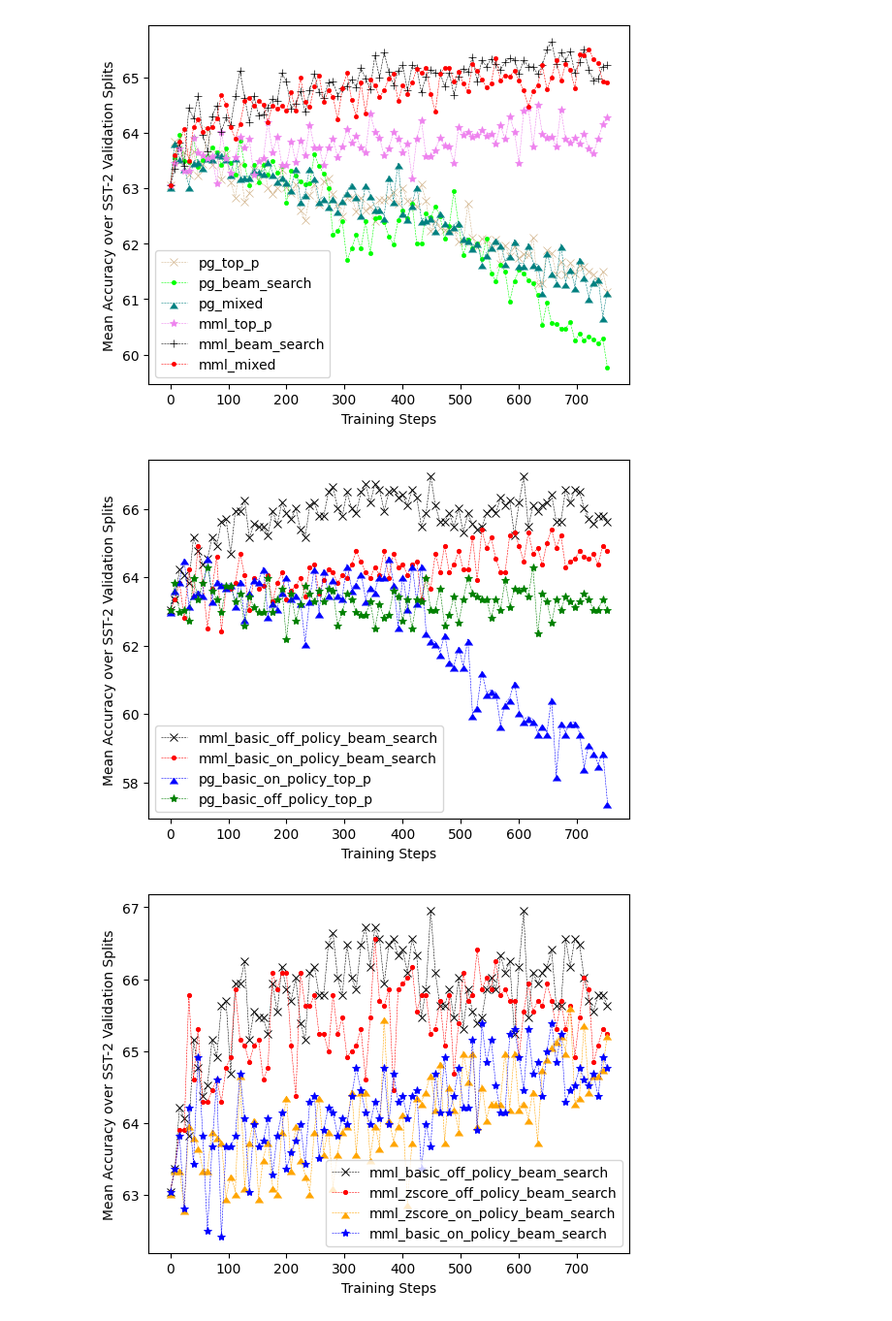
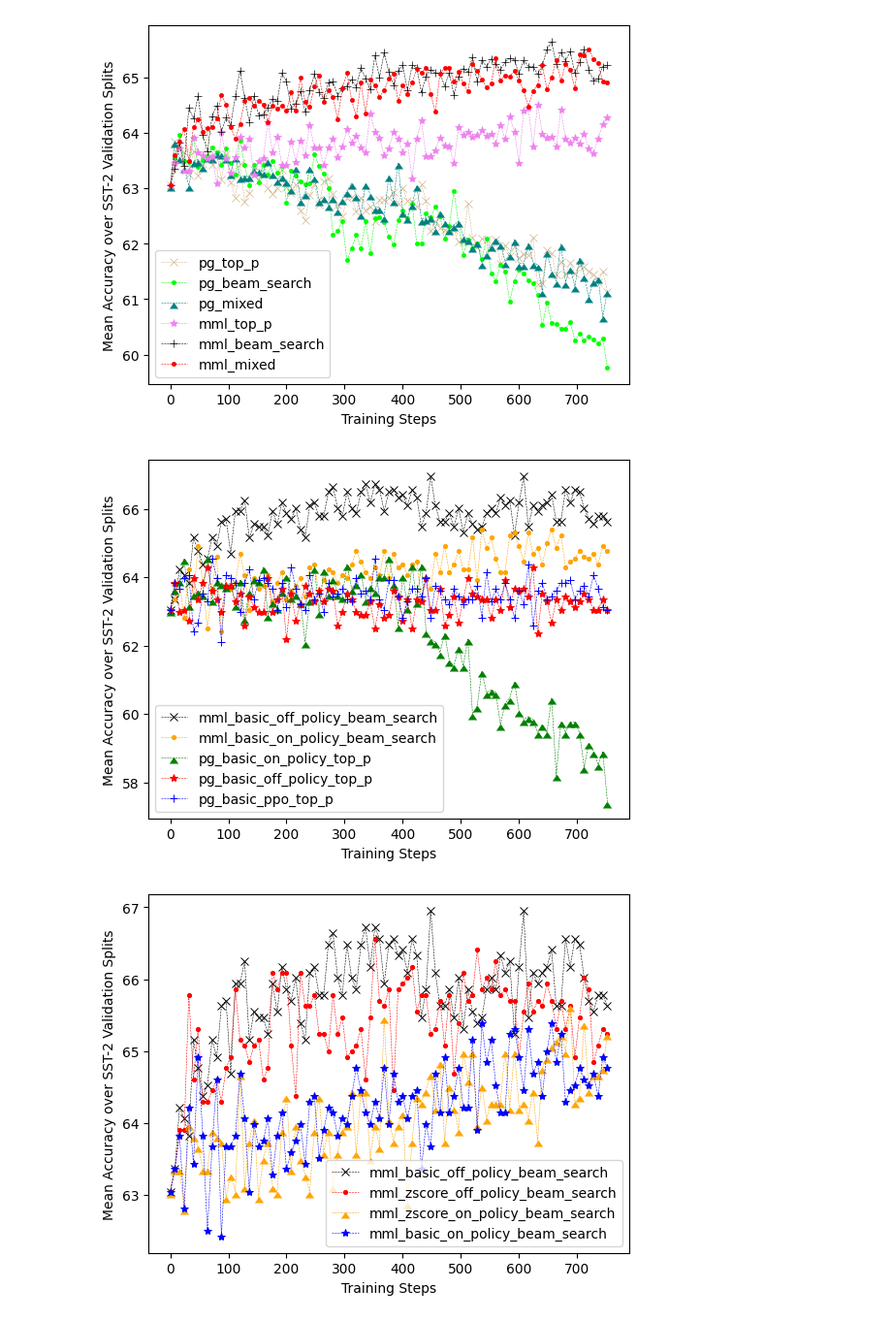
Before and after one commit to SaeedNajafi/RIFF, a Jupyter notebook: compare-search-methods.ipynb, the cells around one changed output. Shown at 97% size. Drawn from its saved outputs; the diff is of its cells as text; code cells hidden in the pictures.

```diff
--- a/compare-search-methods.ipynb
+++ b/compare-search-methods.ipynb
@@ -20,6 +20,8 @@ for obj in objectives:
             for seed in seeds:
                 path = "ablation-results-july-24"
                 file = f"{path}/sst2_2_128_all_finetune_{seed}_0.00001_0_1_0_{obj}_{pol}_{sample_alg}_accuracy_0.6.csv"
+                if pol == "ppo":
+                    file = file.replace("0.6", "0.7")
                 try:
                     df = pd.read_csv(file)
                     step_arr = df["Step"].tolist()
@@ -145,38 +200,52 @@ fig.savefig("decoding_methods.svg", format="svg", dpi=1200)
 # %%
 # is pg better than mml?
 
 fig = plt.figure()
 
 experiments_to_see = [
     "mml_basic_off_policy_beam_search",
+    # "mml_basic_ppo_beam_search",
     "mml_basic_on_policy_beam_search",
     "pg_basic_on_policy_top_p",
     "pg_basic_off_policy_top_p",
+    "pg_basic_ppo_top_p",
 ]
-local_colors = ["black", "red", "blue", "green"]
+local_colors = ["black", "orange", "green", "red", "blue", "purple"]
 linestyles = ["--", "--", "--", "--", "--", "--", "--", "--"]
 
 markers = ["x", ".", 6, "*", "+", ".", "v", "1", "2", "3"]
 for idx, exp in enumerate(experiments_to_see):
-    plt.plot(
-        experiment_steps[exp],
-        experiment_means[exp],
-        color=local_colors[idx],
-        marker=markers[idx],
-        linewidth=0.4,
-        label=exp,
-        markeredgewidth=0.7,
-        linestyle=linestyles[idx],
-    )
+    if "ppo" in exp:
+        plt.plot(
+            ppo_experiment_steps[exp],
+            ppo_experiment_means[exp],
+            color=local_colors[idx],
+            marker=markers[idx],
+            linewidth=0.4,
+            label=exp,
+            markeredgewidth=0.7,
+            linestyle=linestyles[idx],
+        )
+    else:
+        plt.plot(
+            experiment_steps[exp],
+            experiment_means[exp],
+            color=local_colors[idx],
+            marker=markers[idx],
+            linewidth=0.4,
+            label=exp,
+            markeredgewidth=0.7,
+            linestyle=linestyles[idx],
+        )
 
 plt.legend()
 plt.xlabel("Training Steps")
 plt.ylabel("Mean Accuracy over SST-2 Validation Splits")
 
 plt.show()
 fig.savefig("mml_vs_pg.svg", format="svg", dpi=1200)
 # %% [output]
-[figure, old version]
+[figure, new version]
 # %%
 # is z-scoring helpful for mml?
 
```
Also changed, not shown: parts of 1 cell of this notebook, 12 other files.
